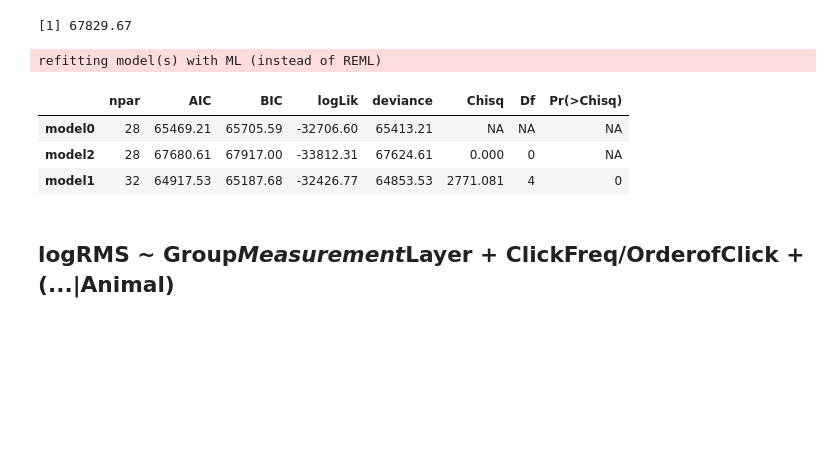
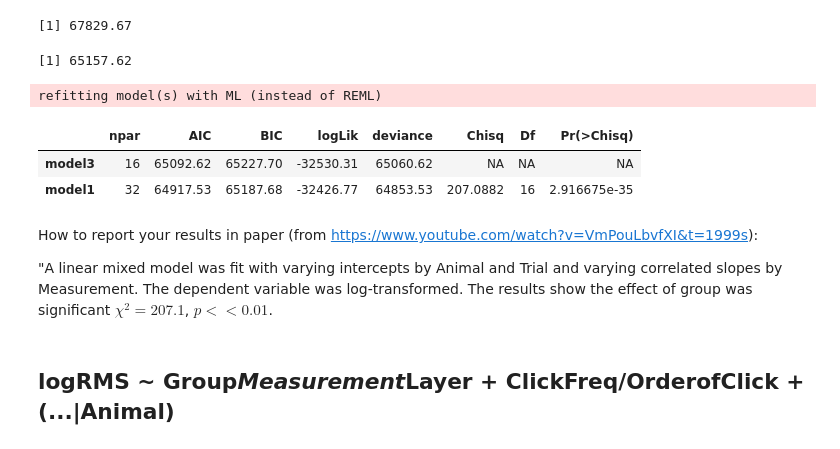
Before and after one commit to CortXplorer/DynamicCSDjl, a Jupyter notebook: analysis/LMM_allFreqs.ipynb, the cells around one changed output. Drawn from its saved outputs; the diff is of its cells as text; code cells hidden in the pictures; blank space fills up the shorter version.

Commit message:
adding of a new model removing the fixed effect of Group and showing the effect of it

```diff
--- a/analysis/LMM_allFreqs.ipynb
+++ b/analysis/LMM_allFreqs.ipynb
@@ -391,0 +397,8 @@ residuals_plots(model = model2)
+# %%
+model3 <- lmer(
+    formula = logRMS ~ MeasurementPost*Layer + ClickFreq +
+        (MeasurementPost|Animal/TrialNumber),
+    data = temp_df,
+    REML = TRUE,
+    control = lmerControl(optimizer ='optimx', optCtrl=list(method='nlminb')))
+summary(model3)
@@ -410,14 +482,21 @@ AIC(model1)
 AIC(model2)
 # %% [output]
 [1] 67829.67
+# %%
+AIC(model3)
+# %% [output]
+[1] 65157.62
 # %%
-anova(model0, model1, model2)
+anova(model1, model3)
 # %% [output]
 refitting model(s) with ML (instead of REML)
 |  | npar | AIC | BIC | logLik | deviance | Chisq | Df | Pr(>Chisq) |
-| model0 | 28 | 65469.21 | 65705.59 | -32706.60 | 65413.21 | NA | NA | NA |
-| model2 | 28 | 67680.61 | 67917.00 | -33812.31 | 67624.61 | 0.000 | 0 | NA |
-| model1 | 32 | 64917.53 | 65187.68 | -32426.77 | 64853.53 | 2771.081 | 4 | 0 |
+| model3 | 16 | 65092.62 | 65227.70 | -32530.31 | 65060.62 | NA | NA | NA |
+| model1 | 32 | 64917.53 | 65187.68 | -32426.77 | 64853.53 | 207.0882 | 16 | 2.916675e-35 |
+# %% [markdown]
+How to report your results in paper (from https://www.youtube.com/watch?v=VmPouLbvfXI&t=1999s):
+
+"A linear mixed model was fit with varying intercepts by Animal and Trial and varying correlated slopes by Measurement. The dependent variable was log-transformed. The results show the effect of group was significant $\chi^2 = 207.1$, $p<<0.01$.
 # %% [markdown]
 ## logRMS ~ Group*Measurement*Layer + ClickFreq/OrderofClick + (...|Animal)
 # %%
```
Also changed, not shown: parts of 7 cells of this notebook.
